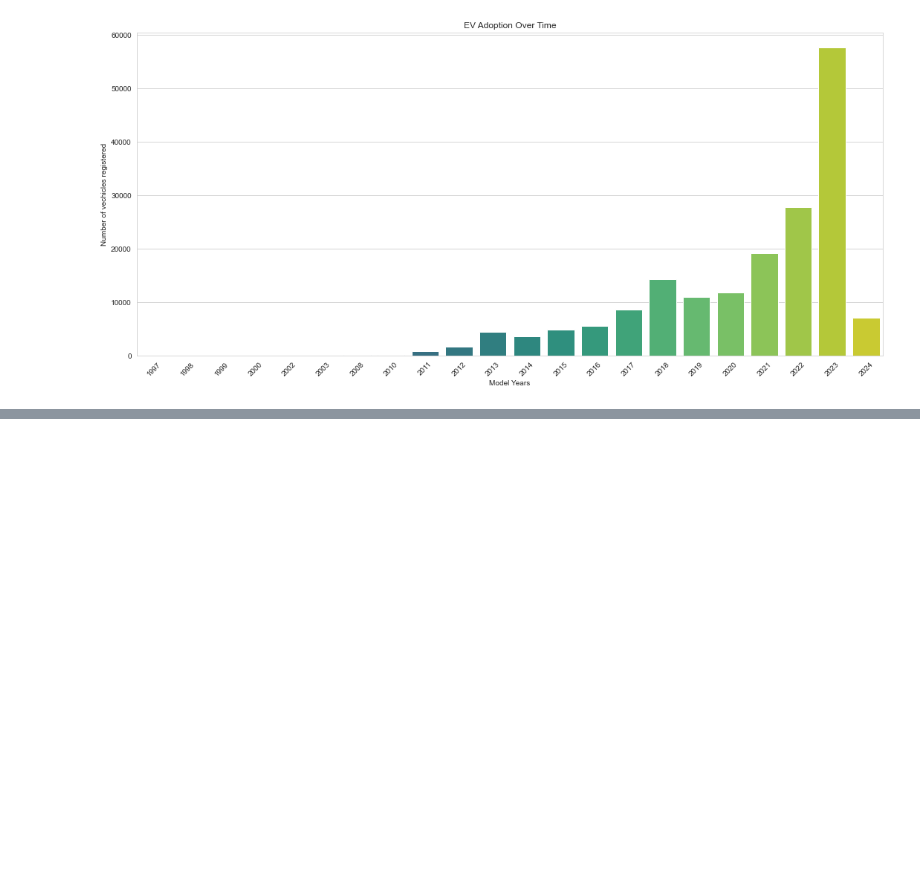
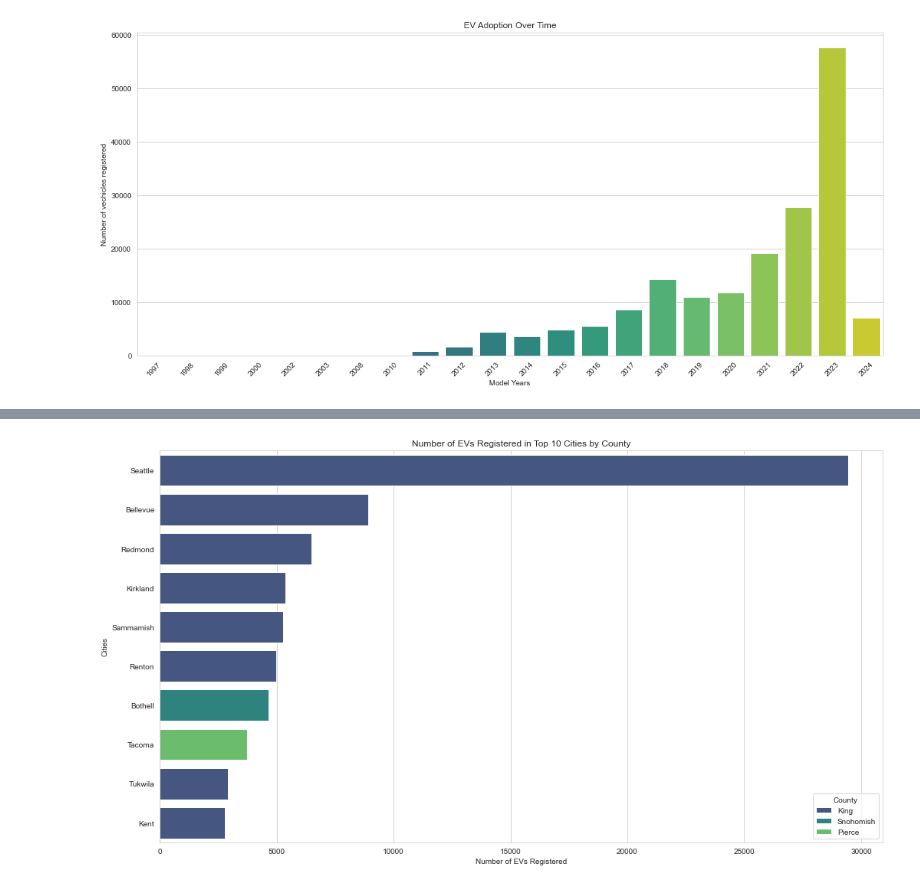
Before and after one commit to Nishan-k/Electric-Vehicles-Market-Size-Analysis, a Jupyter notebook: EV market size analysis for US.ipynb, the cells around one changed output, grey strips where cells are left out. Drawn from its saved outputs; the diff is of its cells as text; code cells hidden in the pictures; blank space fills up the shorter version.

```diff
--- a/EV market size analysis.ipynb
+++ b/EV market size analysis for US.ipynb
@@ -106,0 +112,12 @@ plt.show()
+# %%
+# Top 3 Counties based on the EV registration count:
+ev_county_distribtution = data['County'].value_counts()
+top_3_county = ev_county_distribtution.head(3).index
+
+
+# Data related to these top counties:
+top_counties_data = data[data['County'].isin(top_3_county)]
+
+
+ev_city_distribution = top_counties_data.groupby(['County', 'City']).size().sort_values(ascending=False).reset_index(name='Number of EVs')
+top_10_cities = ev_city_distribution.head(10)
@@ -106,0 +138,24 @@ plt.show()
+# %%
+plt.figure(figsize=(17, 8))
+sns.barplot(
+    x='Number of EVs',
+    y='City',
+    hue='County',
+    data=top_10_cities,
+    palette='viridis',
+    dodge=False  # Ensures bars are stacked and wider
+)
+
+plt.xlabel("Number of EVs Registered")
+plt.ylabel("Cities")
+plt.title("Number of EVs Registered in Top 10 Cities by County")
+
+
+plt.legend(title="County")
+
+
+plt.tight_layout(rect=[0, 0, 0.85, 1])
+
+plt.show()
+# %% [output]
+[figure, added]
```
Also changed, not shown: parts of 3 cells of this notebook.
